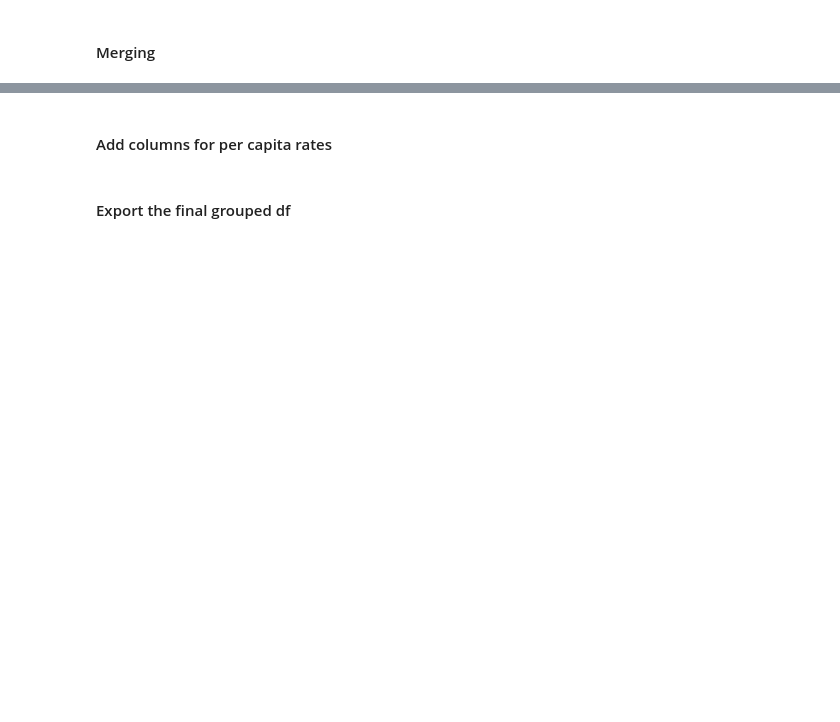
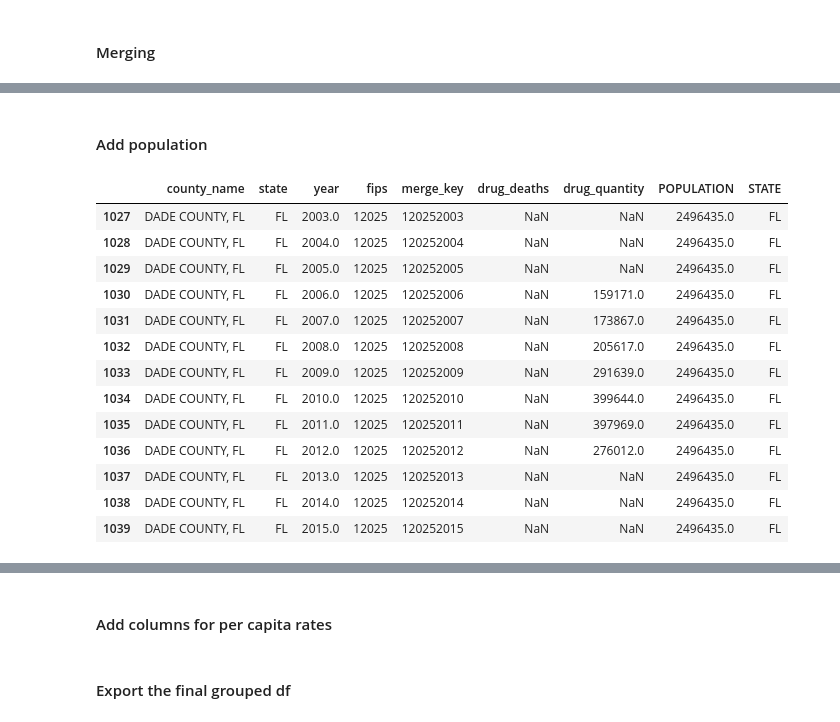
Before and after one commit to Yer1k/opioid_causal_inference, a Jupyter notebook: 10_code/data_merge.ipynb, the cells around one changed output, grey strips where cells are left out. Cells and saved outputs as stored; diff of their text form; code cells hidden in the pictures; blank space fills up the shorter version.

```diff
--- a/10_code/data_merge.ipynb
+++ b/10_code/data_merge.ipynb
@@ -207,0 +352,2 @@ grouped_df.sample(10)
+# %% [markdown]
+#### Add population
@@ -207,0 +359,18 @@ grouped_df.sample(10)
+# %%
+# show the DADE COUNTY, FL values to verify pop is correct
+base_df_vital_wapo_pop[base_df_vital_wapo_pop["county_name"] == "DADE COUNTY, FL"]
+# %% [output]
+|  | county_name | state | year | fips | merge_key | drug_deaths | drug_quantity | POPULATION | STATE |
+| 1027 | DADE COUNTY, FL | FL | 2003.0 | 12025 | 120252003 | NaN | NaN | 2496435.0 | FL |
+| 1028 | DADE COUNTY, FL | FL | 2004.0 | 12025 | 120252004 | NaN | NaN | 2496435.0 | FL |
+| 1029 | DADE COUNTY, FL | FL | 2005.0 | 12025 | 120252005 | NaN | NaN | 2496435.0 | FL |
+| 1030 | DADE COUNTY, FL | FL | 2006.0 | 12025 | 120252006 | NaN | 159171.0 | 2496435.0 | FL |
+| 1031 | DADE COUNTY, FL | FL | 2007.0 | 12025 | 120252007 | NaN | 173867.0 | 2496435.0 | FL |
+| 1032 | DADE COUNTY, FL | FL | 2008.0 | 12025 | 120252008 | NaN | 205617.0 | 2496435.0 | FL |
+| 1033 | DADE COUNTY, FL | FL | 2009.0 | 12025 | 120252009 | NaN | 291639.0 | 2496435.0 | FL |
+| 1034 | DADE COUNTY, FL | FL | 2010.0 | 12025 | 120252010 | NaN | 399644.0 | 2496435.0 | FL |
+| 1035 | DADE COUNTY, FL | FL | 2011.0 | 12025 | 120252011 | NaN | 397969.0 | 2496435.0 | FL |
+| 1036 | DADE COUNTY, FL | FL | 2012.0 | 12025 | 120252012 | NaN | 276012.0 | 2496435.0 | FL |
+| 1037 | DADE COUNTY, FL | FL | 2013.0 | 12025 | 120252013 | NaN | NaN | 2496435.0 | FL |
+| 1038 | DADE COUNTY, FL | FL | 2014.0 | 12025 | 120252014 | NaN | NaN | 2496435.0 | FL |
+| 1039 | DADE COUNTY, FL | FL | 2015.0 | 12025 | 120252015 | NaN | NaN | 2496435.0 | FL |
```
Also changed, not shown: parts of 90 cells of this notebook, 1 other file.
